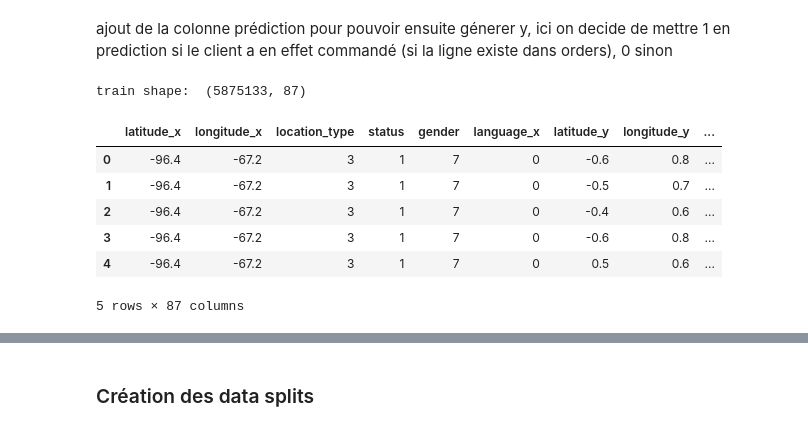
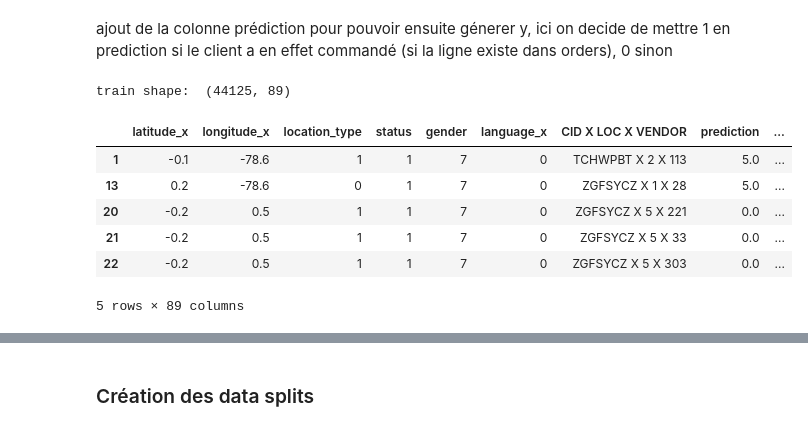
Before and after one commit to pili27/rema, a Jupyter notebook: FinalProject_Notebook.ipynb, the cells around one changed output, grey strips where cells are left out. Drawn from its saved outputs; the diff is of its cells as text; code cells hidden in the pictures.

```diff
--- a/FinalProject_Notebook.ipynb
+++ b/FinalProject_Notebook.ipynb
@@ -400,15 +393,18 @@ vendors.head()
 ### Fusion des deux vecteurs
 # %%
 # merge train and vendors
-train['key'] = 0
-vendors['key'] = 0
-train = pd.merge(train, vendors, on='key')
+#train['key'] = 0
+#vendors['key'] = 0
+#train = pd.merge(train, vendors, on='key')
 
 # drop the key column
-train.drop(['key'], axis=1, inplace=True)
+#train.drop(['key'], axis=1, inplace=True)
 
-train['CID X LOC X VENDOR'] = train['CID X LOC'] + ' X ' + train['VENDOR'].astype(str)
-train.drop(['CID X LOC', 'VENDOR'], axis=1, inplace=True)
+#train['CID X LOC X VENDOR'] = train['CID X LOC'] + ' X ' + train['VENDOR'].astype(str)
+#train.drop(['CID X LOC', 'VENDOR'], axis=1, inplace=True)
 
-print('train shape: ', train.shape)
-train.head()
+#print('train shape: ', train.shape)
+#train.head()
+
+# merge train and vendors
+#train = pd.merge(train, vendors, left_on='location_number', right_on='VENDOR', how='left')
@@ -424,32 +411,45 @@ train shape:  (5821300, 86)
 # %% [markdown]
 ajout de la colonne prédiction pour pouvoir ensuite génerer y, ici on decide de mettre 1 en prediction si le client a en effet commandé (si la ligne existe dans orders), 0 sinon
 # %%
-# keep only the CID X LOC X VENDOR in orders
-orders = orders[['CID X LOC_NUM X VENDOR']]
+# keep only the CID X LOC X VENDOR, the rating columns, and the column needed to merge
+orders = orders[['CID X LOC_NUM X VENDOR', 'vendor_rating', 'customer_id', 'vendor_id', 'LOCATION_NUMBER']]
 
-# add a prediction column to orders
-orders['prediction'] = 1
+# rename the vendor_rating column to prediction and the CID X LOC_NUM X VENDOR column to CID X LOC X VENDOR
+orders.rename(columns={'vendor_rating': 'prediction', 'CID X LOC_NUM X VENDOR': 'CID X LOC X VENDOR'}, inplace=True)
 
-# merge train and orders
-train['CID X LOC X VENDOR'] = train['CID X LOC X VENDOR'].astype(str)
-orders['CID X LOC X VENDOR'] = orders['CID X LOC_NUM X VENDOR'].astype(str)
-orders.drop(['CID X LOC_NUM X VENDOR'], axis=1, inplace=True)
-train = pd.merge(train, orders, on='CID X LOC X VENDOR', how='left')
+# create the CID X LOC column
+orders['CID X LOC'] = orders['customer_id'] + ' X ' + orders['LOCATION_NUMBER'].astype(str)
 
-# fill the missing values with 0
-train['prediction'].fillna(0, inplace=True)
+# merge train and vendors
+train = pd.merge(train, orders, on='CID X LOC').drop(['CID X LOC'], axis=1)
+
+# merge train and vendors
+train = pd.merge(train, vendors, left_on='vendor_id', right_on='VENDOR', how='left').drop(['vendor_id', 'VENDOR'], axis=1)
+
+# if prediciton is NaN, it means that the customer didn't rate the vendor
+# we fill the missing values with the same value as the vendor_rating column
+#train['prediction'].fillna(train['vendor_rating'], inplace=True)
+
+# drop the NA values
+train.dropna(inplace=True)
+
+# drop the LOCATION_NUMBER column
+train.drop(['LOCATION_NUMBER'], axis=1, inplace=True)
+
+# drop the customer_id column
+train.drop(['customer_id'], axis=1, inplace=True)
 
 print('train shape: ', train.shape)
 train.head()
 # %% [output]
-train shape:  (5875133, 87)
+train shape:  (44125, 89)
-|  | latitude_x | longitude_x | location_type | status | gender | language_x | latitude_y | longitude_y | ... |
-| 0 | -96.4 | -67.2 | 3 | 1 | 7 | 0 | -0.6 | 0.8 | ... |
-| 1 | -96.4 | -67.2 | 3 | 1 | 7 | 0 | -0.5 | 0.7 | ... |
-| 2 | -96.4 | -67.2 | 3 | 1 | 7 | 0 | -0.4 | 0.6 | ... |
-| 3 | -96.4 | -67.2 | 3 | 1 | 7 | 0 | -0.6 | 0.8 | ... |
-| 4 | -96.4 | -67.2 | 3 | 1 | 7 | 0 | 0.5 | 0.6 | ... |
+|  | latitude_x | longitude_x | location_type | status | gender | language_x | CID X LOC X VENDOR | prediction | ... |
+| 1 | -0.1 | -78.6 | 1 | 1 | 7 | 0 | TCHWPBT X 2 X 113 | 5.0 | ... |
+| 13 | 0.2 | -78.6 | 0 | 1 | 7 | 0 | ZGFSYCZ X 1 X 28 | 5.0 | ... |
+| 20 | -0.2 | 0.5 | 1 | 1 | 7 | 0 | ZGFSYCZ X 5 X 221 | 0.0 | ... |
+| 21 | -0.2 | 0.5 | 1 | 1 | 7 | 0 | ZGFSYCZ X 5 X 33 | 0.0 | ... |
+| 22 | -0.2 | 0.5 | 1 | 1 | 7 | 0 | ZGFSYCZ X 5 X 303 | 0.0 | ... |
-5 rows × 87 columns
+5 rows × 89 columns
 # %%
 from math import radians, cos, sin, asin, sqrt
 
```
Also changed, not shown: parts of 19 cells of this notebook.
